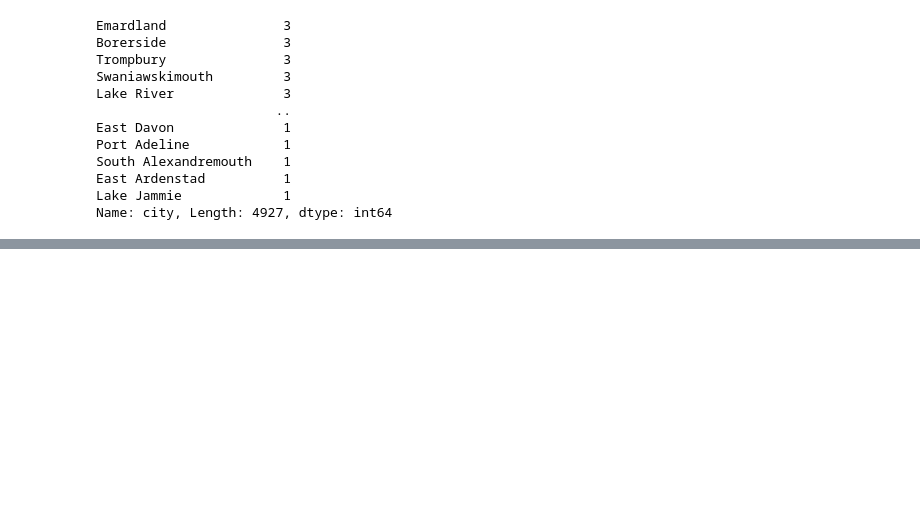
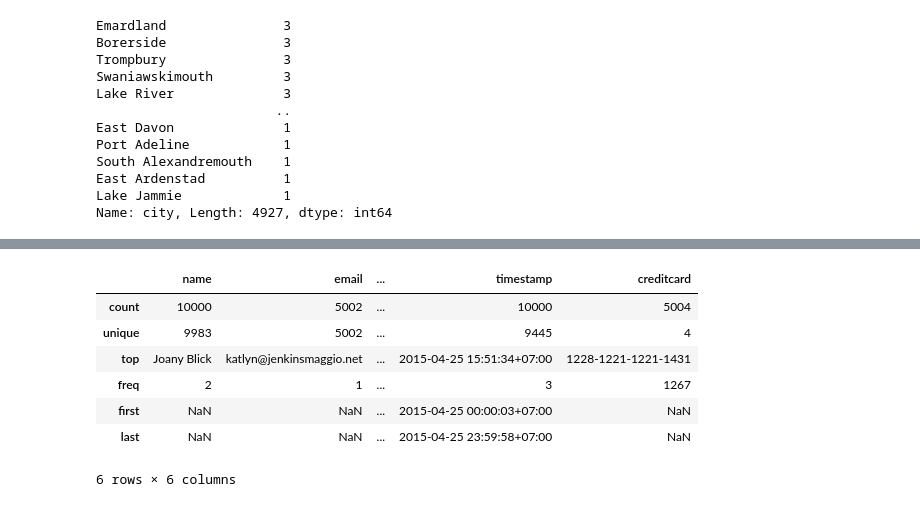
Before and after one commit to archanadatastorage/pythoncodeApril, a Jupyter notebook: SeriesDfApril.ipynb, the cells around one changed output, grey strips where cells are left out. Saved outputs shown, nothing was run; the diff lists cells and outputs as text; code cells hidden in the pictures; blank space fills up the shorter version.

```diff
--- a/SeriesDfApril.ipynb
+++ b/SeriesDfApril.ipynb
@@ -843,0 +909,11 @@ Name: city, Length: 4927, dtype: int64
+# %%
+ppl.describe()
+# %% [output]
+|  | name | email | ... | timestamp | creditcard |
+| count | 10000 | 5002 | ... | 10000 | 5004 |
+| unique | 9983 | 5002 | ... | 9445 | 4 |
+| top | Joany Blick | katlyn@jenkinsmaggio.net | ... | 2015-04-25 15:51:34+07:00 | 1228-1221-1221-1431 |
+| freq | 2 | 1 | ... | 3 | 1267 |
+| first | NaN | NaN | ... | 2015-04-25 00:00:03+07:00 | NaN |
+| last | NaN | NaN | ... | 2015-04-25 23:59:58+07:00 | NaN |
+6 rows × 6 columns
```
Also changed, not shown: parts of 30 cells of this notebook, 1 other file.
